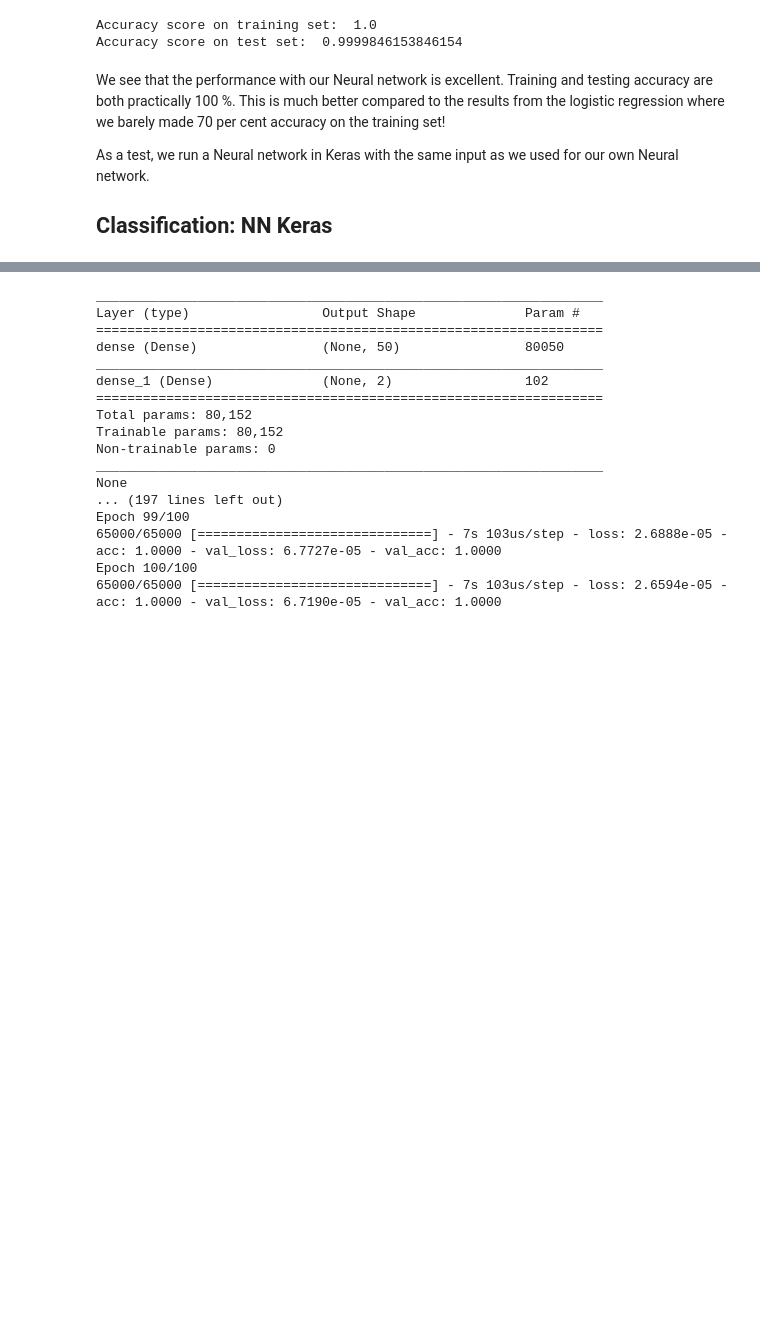
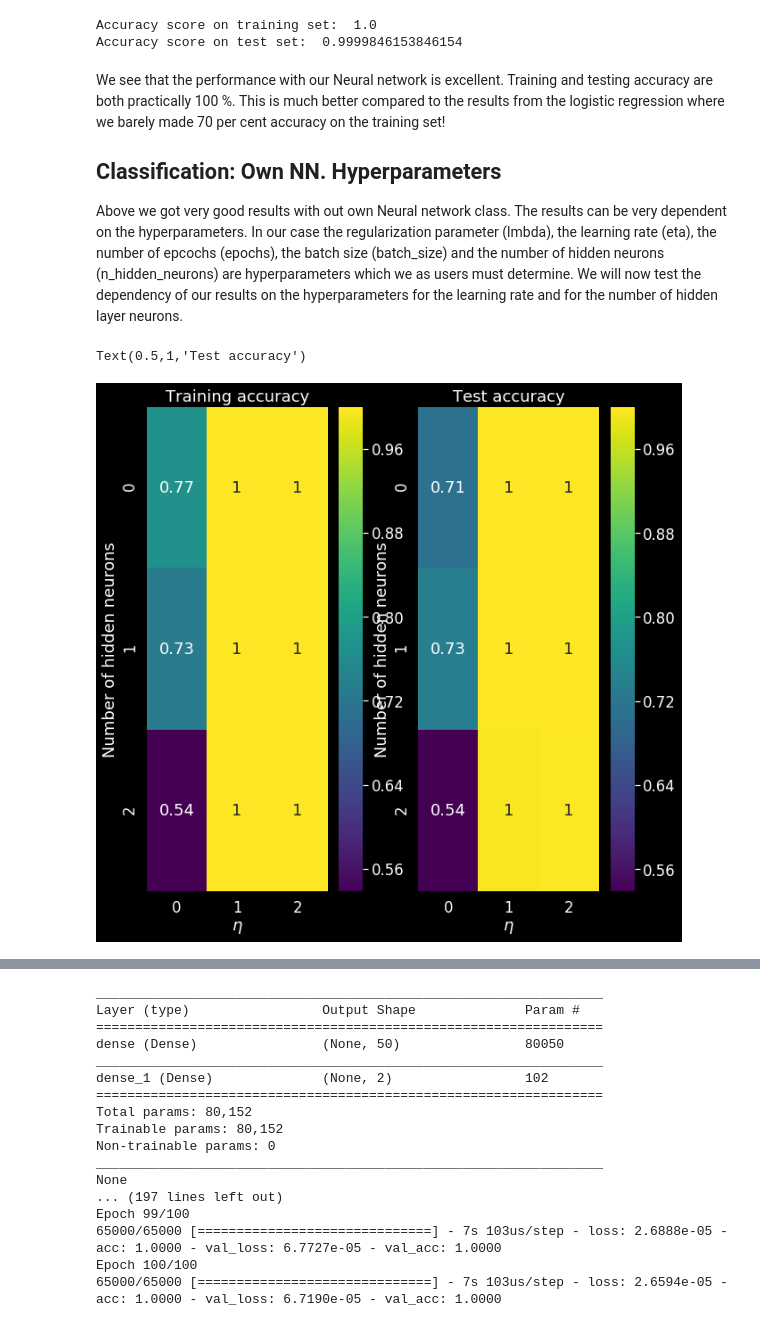
Before and after one commit to kaaja/ADAML, a Jupyter notebook: m2/m2.ipynb, the cells around one changed output, grey strips where cells are left out. Drawn from its saved outputs; the diff is of its cells as text; code cells hidden in the pictures; blank space fills up the shorter version.

Commit message:
heatmap hyperparameters nn classification

```diff
--- a/m2/m2.ipynb
+++ b/m2/m2.ipynb
@@ -1203,6 +1203,46 @@ Accuracy score on test set:  0.9999846153846154
 # %% [markdown]
 We see that the performance with our Neural network is excellent. Training and testing accuracy are both practically 100 %. This is much better compared to the results from the logistic regression where we barely made 70 per cent accuracy on the training set! <br>
 
-As a test, we run a Neural network in Keras with the same input as we used for our own Neural network.
-
-## Classification: NN Keras
+## Classification: Own NN. Hyperparameters
+Above we got very good results with out own Neural network class. The results can be very dependent on the hyperparameters. In our case the regularization parameter (lmbda), the learning rate (eta), the number of epcochs (epochs), the batch size (batch_size) and the number of hidden neurons (n_hidden_neurons) are hyperparameters which we as users must determine. We will now test the dependency of our results on the hyperparameters for the learning rate and for the number of hidden layer neurons. <br>
+# %%
+from  tensorflow.keras.utils import to_categorical
+
+Y_train_onehot, Y_test_onehot = to_categorical(Y_train), to_categorical(Y_test)
+epochs = 100
+batch_size = 30
+lmbd = 0.#0.01
+n_categories = 2
+activationFunctionHidden='sigmoid'
+activationFunctionOutput='softMax'
+
+etas = np.logspace(-3, -1, 3)
+n_hidden_neurons = [1,50, 100]
+
+models = np.zeros((len(etas), len(n_hidden_neurons)), dtype=object)
+accuracyTrain = np.zeros((len(etas), len(n_hidden_neurons)))
+accuracyTest = np.zeros((len(etas), len(n_hidden_neurons)))
+
+for i, eta in enumerate(etas):
+    for j, nHiddenNeurons in enumerate(n_hidden_neurons):
+        dnn = NeuralNetwork(X_train,Y_train_onehot, eta=eta, lmbd=lmbd, epochs=epochs, batch_size=batch_size,
+                    n_hidden_neurons=nHiddenNeurons, n_categories=n_categories,
+                   activationFunctionHidden=activationFunctionHidden, activationFunctionOutput=activationFunctionOutput)
+        dnn.train()
+        models[i][j] = dnn
+        accuracyTrain[i][j] = accuracy_score(Y_train, dnn.predict(X_train))
+        accuracyTest[i][j] = accuracy_score(Y_test, dnn.predict(X_test))
+# %%
+fig, (ax, ax2) = plt.subplots(1,2, figsize = (10,10))
+seaborn.heatmap(accuracyTrain, annot=True, ax=ax, cmap='viridis')
+ax.set_xlabel(r'$\eta$')
+ax.set_ylabel('Number of hidden neurons')
+ax.set_title('Training accuracy')
+
+seaborn.heatmap(accuracyTest, annot=True, ax=ax2, cmap='viridis')
+ax2.set_xlabel(r'$\eta$')
+ax2.set_ylabel('Number of hidden neurons')
+ax2.set_title('Test accuracy')
+# %% [output]
+Text(0.5,1,'Test accuracy')
+[figure, added]
```
Also changed, not shown: parts of 2 cells of this notebook.
